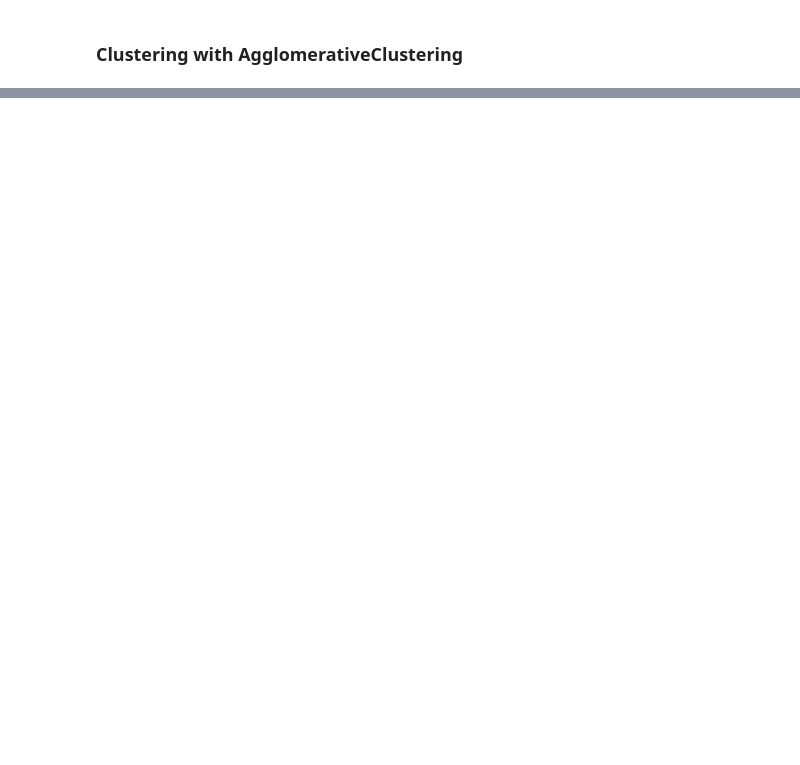
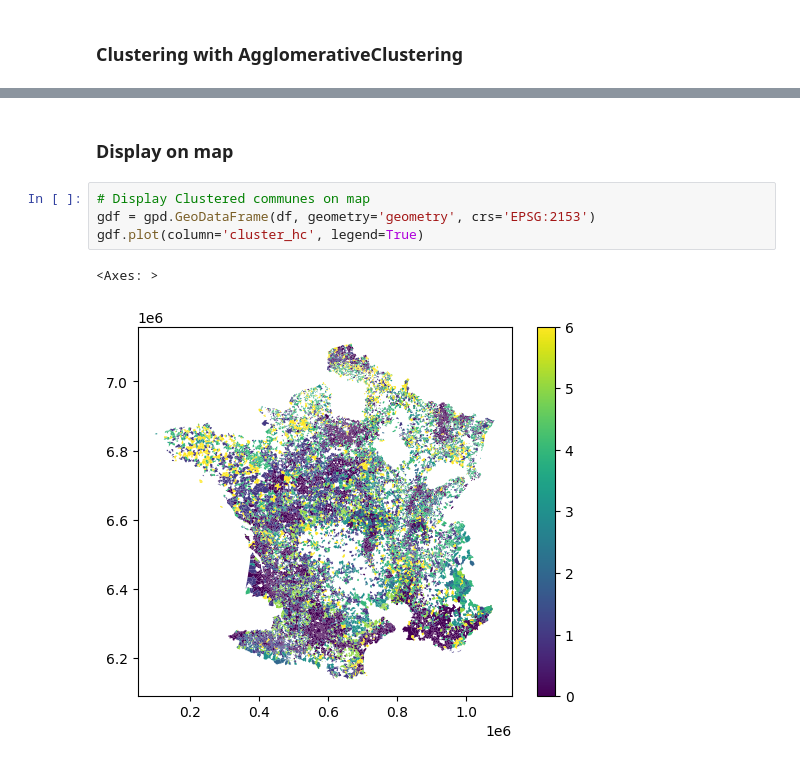
Before and after one commit to dataforgoodfr/14_PrixChangementClimatique, a Jupyter notebook: data/exploration/cluster_jacques.ipynb, the cells around one changed output, grey strips where cells are left out. Cells and saved outputs as stored; diff of their text form; blank space fills up the shorter version.

```diff
--- a/data/exploration/cluster_jacques.ipynb
+++ b/data/exploration/cluster_jacques.ipynb
@@ -461,0 +478,9 @@ profil_hc.style\
+# %% [markdown]
+### Display on map
+# %%
+# Display Clustered communes on map
+gdf = gpd.GeoDataFrame(df, geometry='geometry', crs='EPSG:2153')
+gdf.plot(column='cluster_hc', legend=True)
+# %% [output]
+<Axes: >
+[figure, new version]
```
Also changed, not shown: parts of 23 cells of this notebook.
